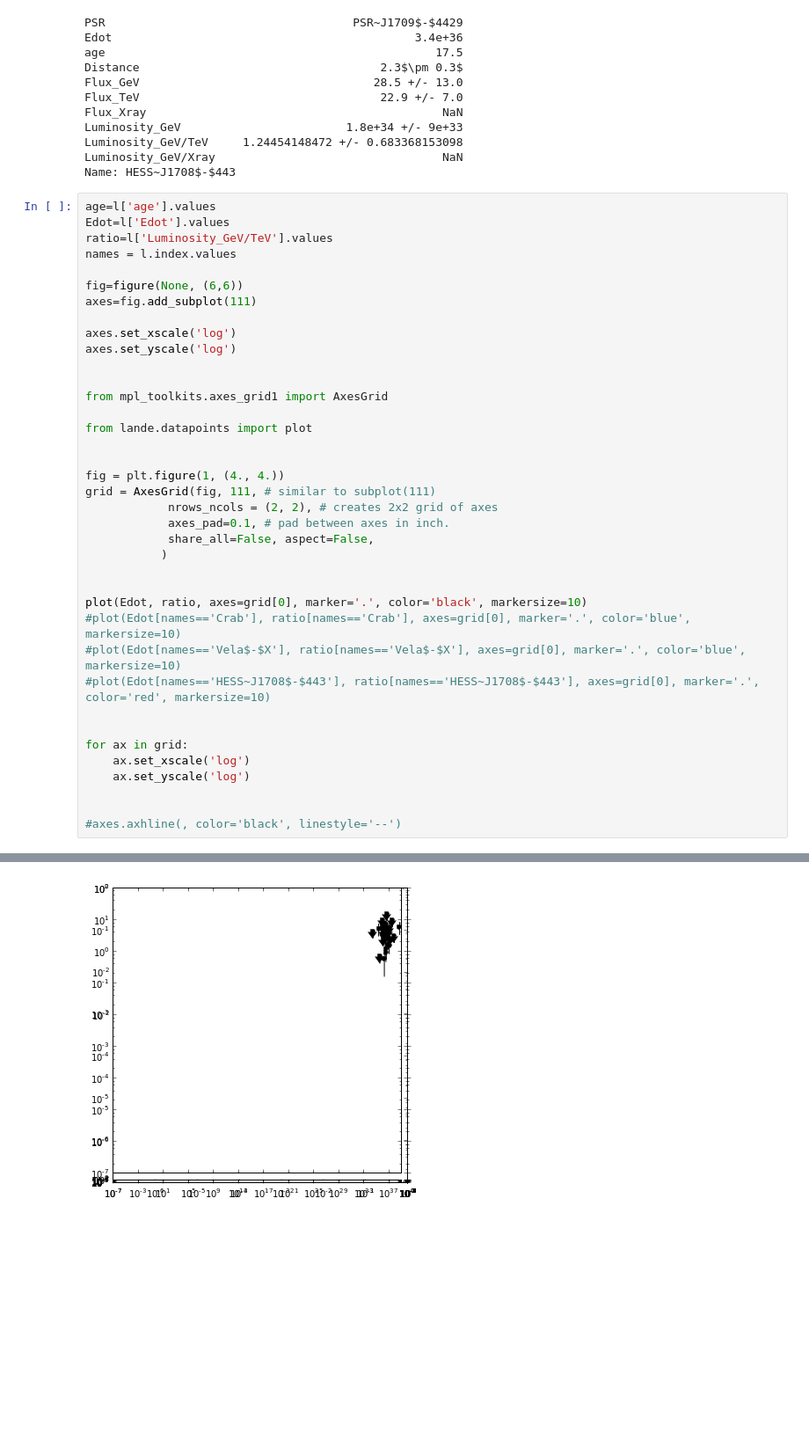
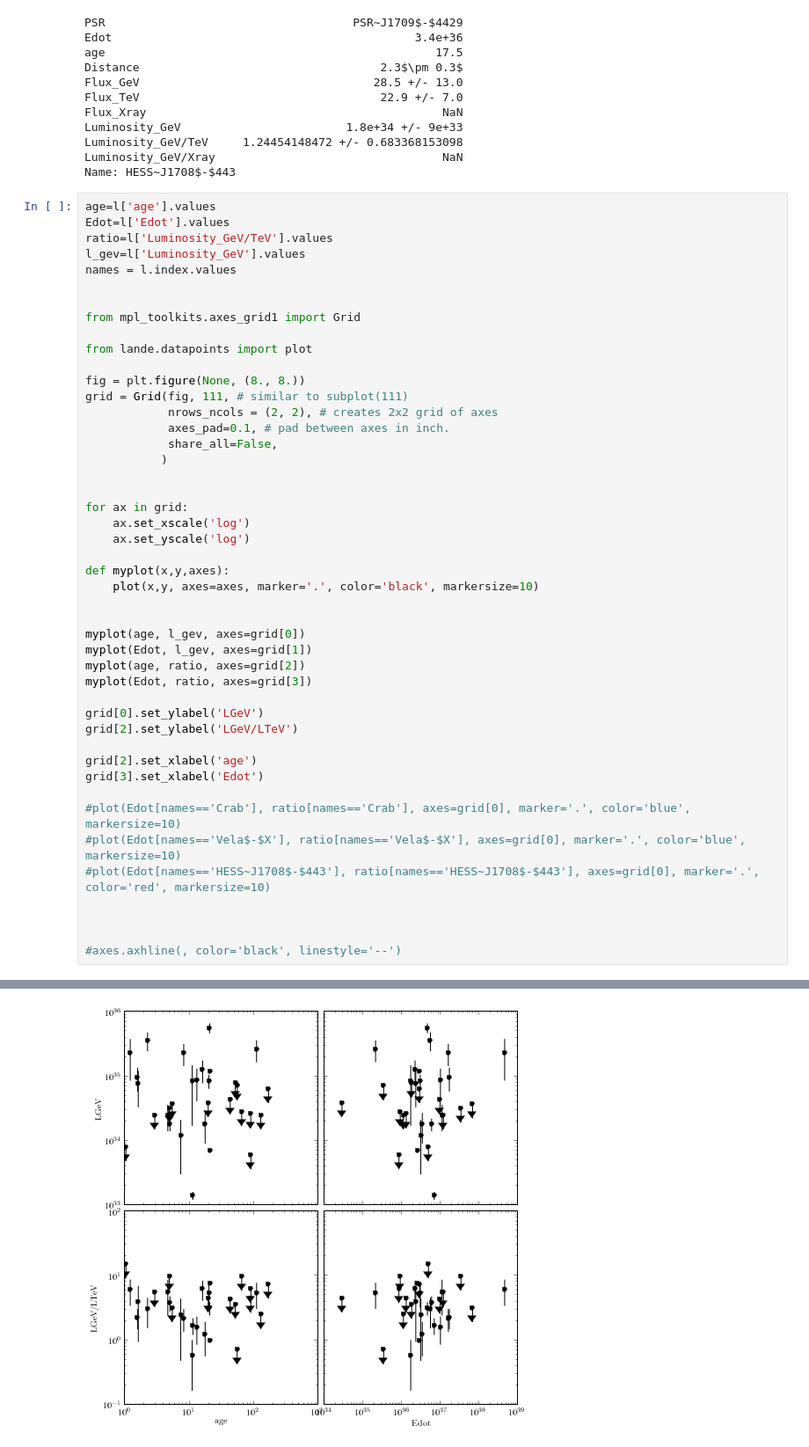
Before and after one commit to joshualande/PhD-Thesis, a Jupyter notebook: chapters/population_study/data/04-03-2013 - PWN Population.ipynb, the cells around one changed output, grey strips where cells are left out. Shown at 88% size. Drawn from its saved outputs; the diff is of its cells as text; blank space fills up the shorter version.

```diff
--- a/chapters/population_study/data/04-03-2013 - PWN Population.ipynb
+++ b/chapters/population_study/data/04-03-2013 - PWN Population.ipynb
@@ -179,38 +179,46 @@ Name: HESS~J1708$-$443
 age=l['age'].values
 Edot=l['Edot'].values
 ratio=l['Luminosity_GeV/TeV'].values
+l_gev=l['Luminosity_GeV'].values
 names = l.index.values
 
-fig=figure(None, (6,6))
-axes=fig.add_subplot(111)
 
-axes.set_xscale('log')
-axes.set_yscale('log')
-
-
-from mpl_toolkits.axes_grid1 import AxesGrid
+from mpl_toolkits.axes_grid1 import Grid
 
 from lande.datapoints import plot
 
-
-fig = plt.figure(1, (4., 4.))
-grid = AxesGrid(fig, 111, # similar to subplot(111)
+fig = plt.figure(None, (8., 8.))
+grid = Grid(fig, 111, # similar to subplot(111)
             nrows_ncols = (2, 2), # creates 2x2 grid of axes
             axes_pad=0.1, # pad between axes in inch.
-            share_all=False, aspect=False,
+            share_all=False,
            )
-
-
-plot(Edot, ratio, axes=grid[0], marker='.', color='black', markersize=10)
-#plot(Edot[names=='Crab'], ratio[names=='Crab'], axes=grid[0], marker='.', color='blue', markersize=10)
-#plot(Edot[names=='Vela$-$X'], ratio[names=='Vela$-$X'], axes=grid[0], marker='.', color='blue', markersize=10)
-#plot(Edot[names=='HESS~J1708$-$443'], ratio[names=='HESS~J1708$-$443'], axes=grid[0], marker='.', color='red', markersize=10)
 
 
 for ax in grid:
     ax.set_xscale('log')
     ax.set_yscale('log')
 
+def myplot(x,y,axes):
+    plot(x,y, axes=axes, marker='.', color='black', markersize=10)
+
+
+myplot(age, l_gev, axes=grid[0])
+myplot(Edot, l_gev, axes=grid[1])
+myplot(age, ratio, axes=grid[2])
+myplot(Edot, ratio, axes=grid[3])
+
+grid[0].set_ylabel('LGeV')
+grid[2].set_ylabel('LGeV/LTeV')
+
+grid[2].set_xlabel('age')
+grid[3].set_xlabel('Edot')
+
+#plot(Edot[names=='Crab'], ratio[names=='Crab'], axes=grid[0], marker='.', color='blue', markersize=10)
+#plot(Edot[names=='Vela$-$X'], ratio[names=='Vela$-$X'], axes=grid[0], marker='.', color='blue', markersize=10)
+#plot(Edot[names=='HESS~J1708$-$443'], ratio[names=='HESS~J1708$-$443'], axes=grid[0], marker='.', color='red', markersize=10)
+
+
 
 #axes.axhline(, color='black', linestyle='--')
 # %% [output]
@@ -217 +226 @@ for ax in grid:
-[figure, old version]
+[figure, new version]
```
Also changed, not shown: parts of 2 cells of this notebook, 1 other file.
